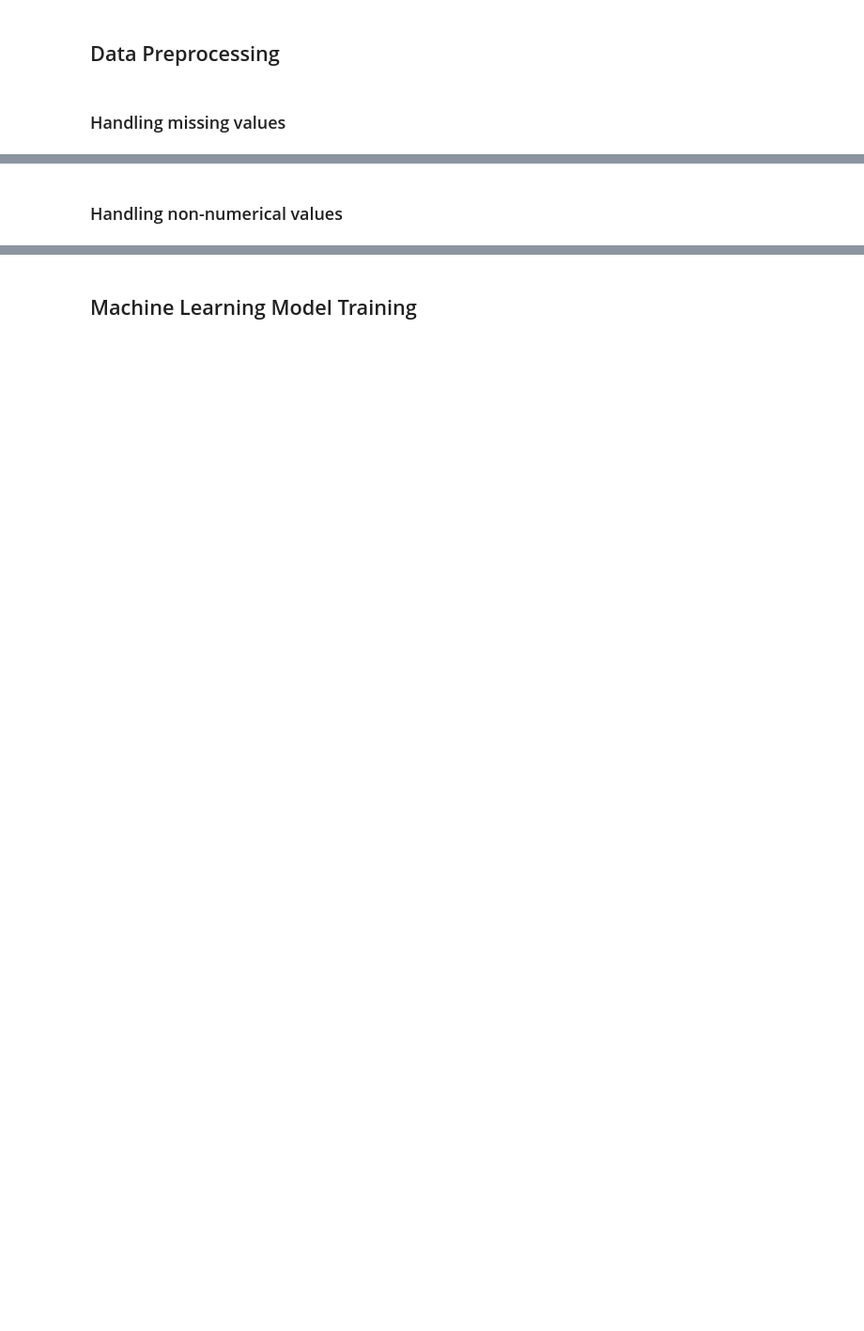
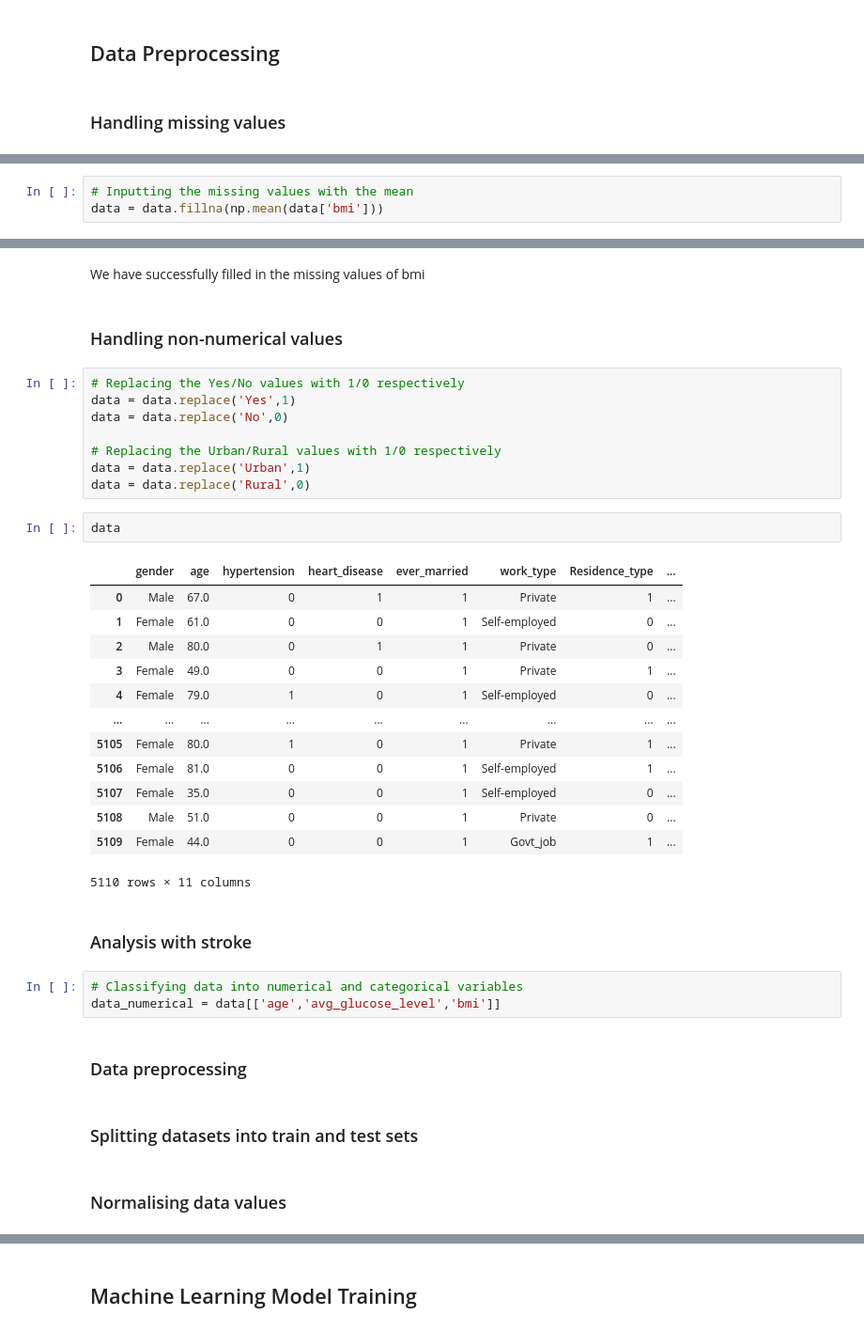
Before and after one commit to Kairos5106/stroke-predictor-machine-learning, a Jupyter notebook: stroke-prediction.ipynb, the cells around one changed output, grey strips where cells are left out. Shown at 94% size. Drawn from its saved outputs; the diff is of its cells as text; blank space fills up the shorter version.

```diff
--- a/stroke-prediction.ipynb
+++ b/stroke-prediction.ipynb
@@ -141,0 +191,3 @@ sns.heatmap(data.corr(), annot=True, cmap="YlGnBu")
+# %%
+# Inputting the missing values with the mean
+data = data.fillna(np.mean(data['bmi']))
@@ -142,2 +215,39 @@ sns.heatmap(data.corr(), annot=True, cmap="YlGnBu")
+# %% [markdown]
+We have successfully filled in the missing values of bmi
 # %% [markdown]
 ### Handling non-numerical values
+# %%
+# Replacing the Yes/No values with 1/0 respectively
+data = data.replace('Yes',1)
+data = data.replace('No',0)
+
+# Replacing the Urban/Rural values with 1/0 respectively
+data = data.replace('Urban',1)
+data = data.replace('Rural',0)
+# %%
+data
+# %% [output]
+|  | gender | age | hypertension | heart_disease | ever_married | work_type | Residence_type | ... |
+| 0 | Male | 67.0 | 0 | 1 | 1 | Private | 1 | ... |
+| 1 | Female | 61.0 | 0 | 0 | 1 | Self-employed | 0 | ... |
+| 2 | Male | 80.0 | 0 | 1 | 1 | Private | 0 | ... |
+| 3 | Female | 49.0 | 0 | 0 | 1 | Private | 1 | ... |
+| 4 | Female | 79.0 | 1 | 0 | 1 | Self-employed | 0 | ... |
+| ... | ... | ... | ... | ... | ... | ... | ... | ... |
+| 5105 | Female | 80.0 | 1 | 0 | 1 | Private | 1 | ... |
+| 5106 | Female | 81.0 | 0 | 0 | 1 | Self-employed | 1 | ... |
+| 5107 | Female | 35.0 | 0 | 0 | 1 | Self-employed | 0 | ... |
+| 5108 | Male | 51.0 | 0 | 0 | 1 | Private | 0 | ... |
+| 5109 | Female | 44.0 | 0 | 0 | 1 | Govt_job | 1 | ... |
+5110 rows × 11 columns
+# %% [markdown]
+### Analysis with stroke
+# %%
+# Classifying data into numerical and categorical variables
+data_numerical = data[['age','avg_glucose_level','bmi']]
+# %% [markdown]
+### Data preprocessing
+# %% [markdown]
+### Splitting datasets into train and test sets
+# %% [markdown]
+### Normalising data values
```
Also changed, not shown: parts of 9 cells of this notebook.
